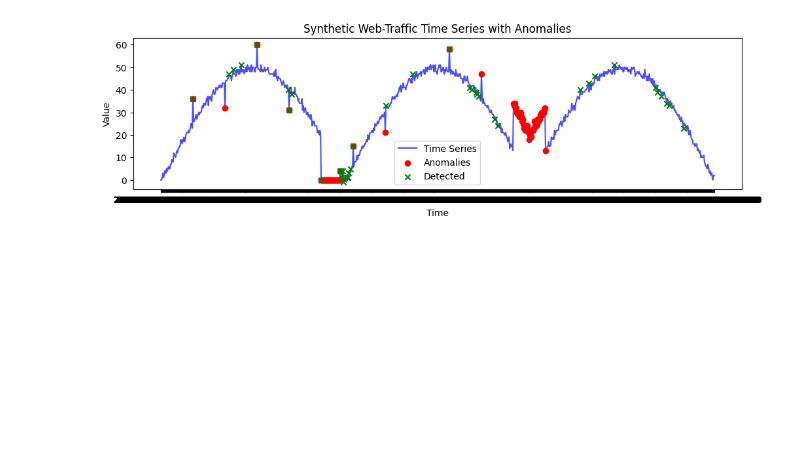
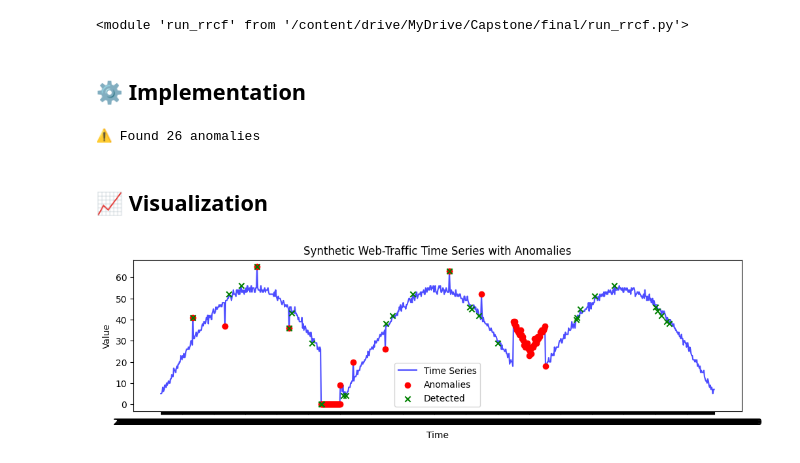
Before and after one commit to julersepnio/dbscan-eval, a Jupyter notebook: notebooks/02_Baseline.ipynb, the cells around one changed output. Saved outputs shown, nothing was run; the diff lists cells and outputs as text; code cells hidden in the pictures; blank space fills up the shorter version.

Commit message:
feat(baseline): move rrcf execution to own func

```diff
--- a/notebooks/02_Baseline.ipynb
+++ b/notebooks/02_Baseline.ipynb
@@ -65,19 +19,52 @@ Anomaly detected at index 815 with score 22.416310029493733
+# %%
+# DELETE THIS CELL BEFORE SUBMISSION
+import sys
+import importlib
+sys.path.append('/content/drive/MyDrive/Capstone/final')
+import run_rrcf
+importlib.reload(run_rrcf)
+# %% [output]
+<module 'run_rrcf' from '/content/drive/MyDrive/Capstone/final/run_rrcf.py'>
+# %% [markdown]
+## ⚙️ Implementation
+# %%
+import run_rrcf
+import pandas as pd
+
+# Load DataSet
+synthetic_ts_df = pd.read_csv('generated_dataset.csv')
+
+# Run RRCF to get anomalies
+anomalies = run_rrcf.fit(synthetic_ts_df['value'])
+print(f'⚠️ Found {len(anomalies)} anomalies')
+# %% [output]
+⚠️ Found 26 anomalies
+# %% [markdown]
+## 📈 Visualization
 # %%
 import matplotlib.pyplot as plt
 
 plt.figure(figsize=(12, 3))
+
+# Plot the timeseries data
 plt.plot(synthetic_ts_df['timestamp'], synthetic_ts_df['value'], label='Time Series', color='blue', alpha=0.7)
+
+# Plot the known anomalies
 plt.scatter(synthetic_ts_df[synthetic_ts_df['is_anomaly'] == 1]['timestamp'],
             synthetic_ts_df[synthetic_ts_df['is_anomaly'] == 1]['value'],
             color='red', label='Anomalies', zorder=5)
+
+# Plot the detected anomalies
+# Get a list of all 'index' values
+anomaly_indices = [anomaly['index'] for anomaly in anomalies]
 plt.scatter(synthetic_ts_df.iloc[anomaly_indices]['timestamp'],
             synthetic_ts_df.iloc[anomaly_indices]['value'],
             color='green', marker='x', label='Detected', zorder=5)
 
 plt.title("Synthetic Web-Traffic Time Series with Anomalies")
 plt.xlabel("Time")
 plt.ylabel("Value")
 plt.legend()
 plt.show()
 # %% [output]
-[figure, old version]
+[figure, new version]
```
Also changed, not shown: parts of 9 cells of this notebook, 1 other file.
